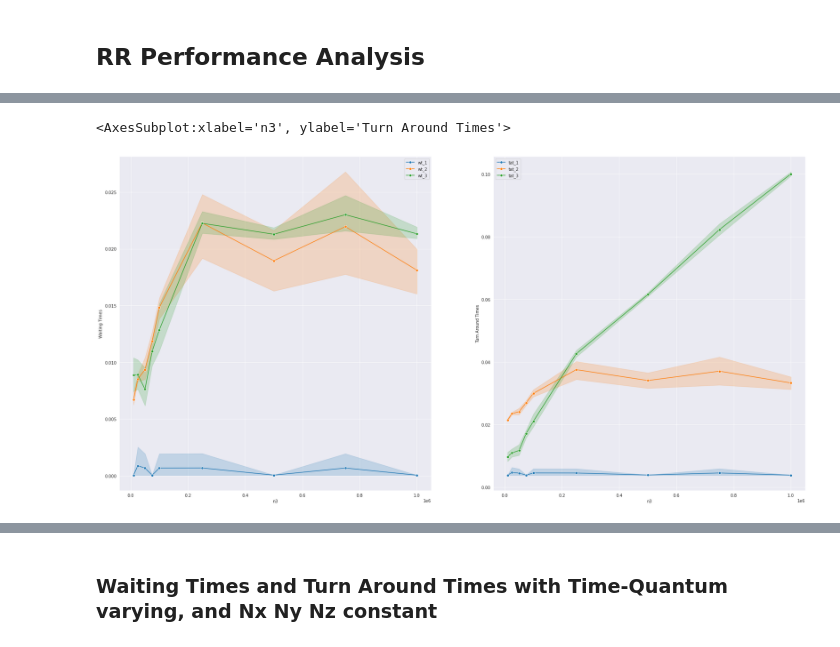
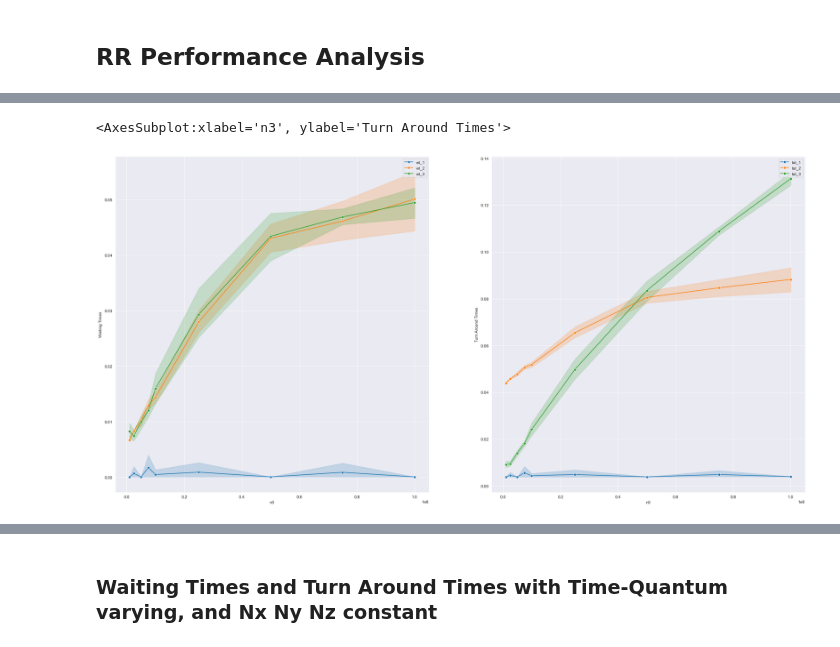
Before and after one commit to the-hyp0cr1t3/FCFS-RR-Scheduling, a Jupyter notebook: analysis/report.ipynb, the cells around one changed output, grey strips where cells are left out. Saved outputs shown, nothing was run; the diff lists cells and outputs as text; code cells hidden in the pictures.

```diff
--- a/analysis/report.ipynb
+++ b/analysis/report.ipynb
@@ -152,24 +192,24 @@ sns.lineplot(data=filtered, x="n2", y="tat_3", marker='o', label="tat_3", ax=axs
 # %%
 Ny = 2.5e5
-Nz = 1.0e5
+Nz = 2.5e5
 tq = 500
 
 fig, axs = plt.subplots(1, 2, figsize=(30, 15))
 # fig.suptitle('Times vs N1 Plots')
 
 filtered = df.loc[
     (df["n1"] == Ny) & (df["n2"] == Nz) & (df["scheduling_algorithm"] == "rr") & (df['time_quantum'] == tq)
 ]
 
 axs[0].set_ylabel('Waiting Times')
 sns.lineplot(data=filtered, x="n3", y="wt_1", marker='o', label="wt_1", ax=axs[0])
 sns.lineplot(data=filtered, x="n3", y="wt_2", marker='o', label="wt_2", ax=axs[0])
 sns.lineplot(data=filtered, x="n3", y="wt_3", marker='o', label="wt_3", ax=axs[0])
 
 axs[1].set_ylabel('Turn Around Times')
 sns.lineplot(data=filtered, x="n3", y="tat_1", marker='o', label="tat_1", ax=axs[1])
 sns.lineplot(data=filtered, x="n3", y="tat_2", marker='o', label="tat_2", ax=axs[1])
 sns.lineplot(data=filtered, x="n3", y="tat_3", marker='o', label="tat_3", ax=axs[1])
 # %% [output]
 <AxesSubplot:xlabel='n3', ylabel='Turn Around Times'>
-[figure, old version]
+[figure, new version]
```
Also changed, not shown: parts of 10 cells of this notebook.
